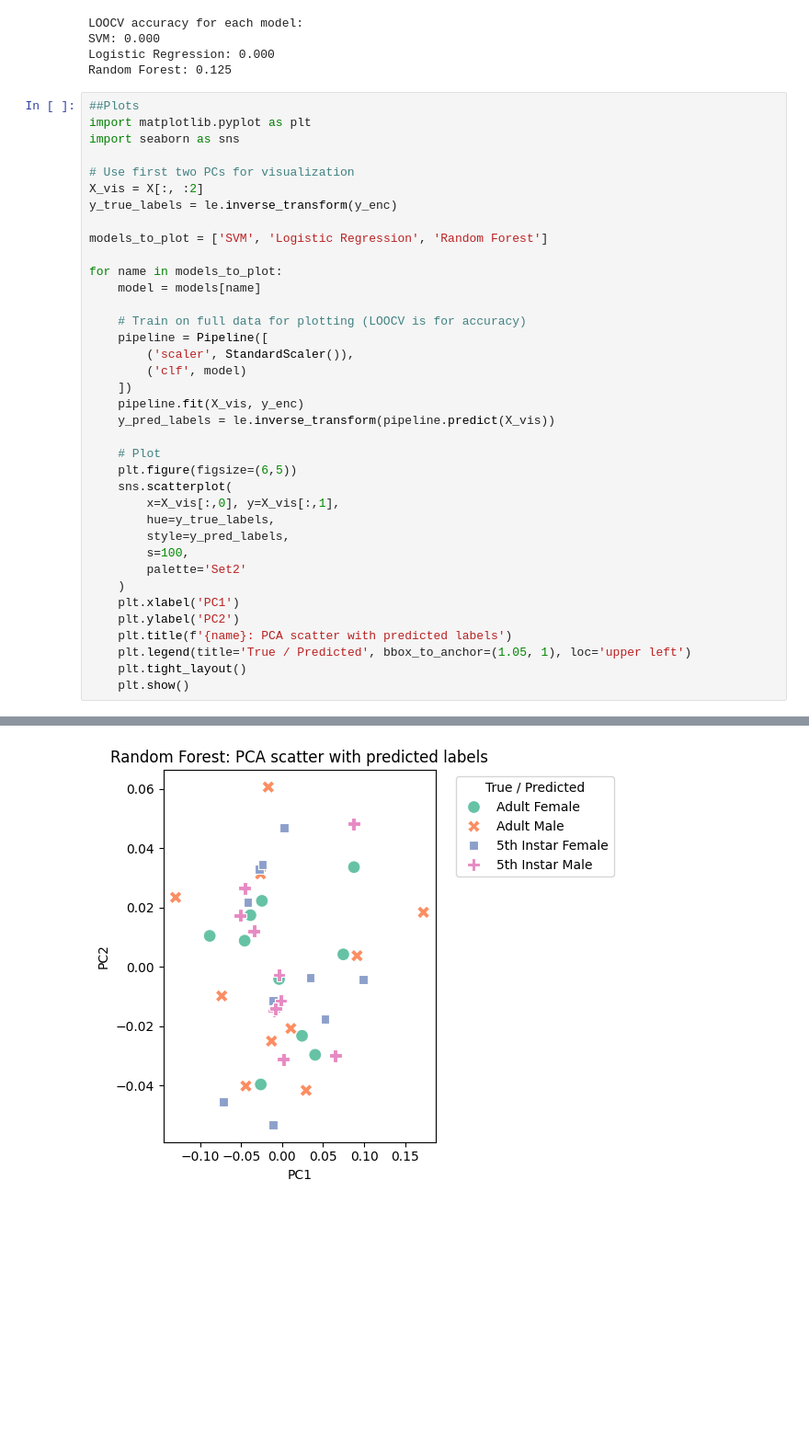
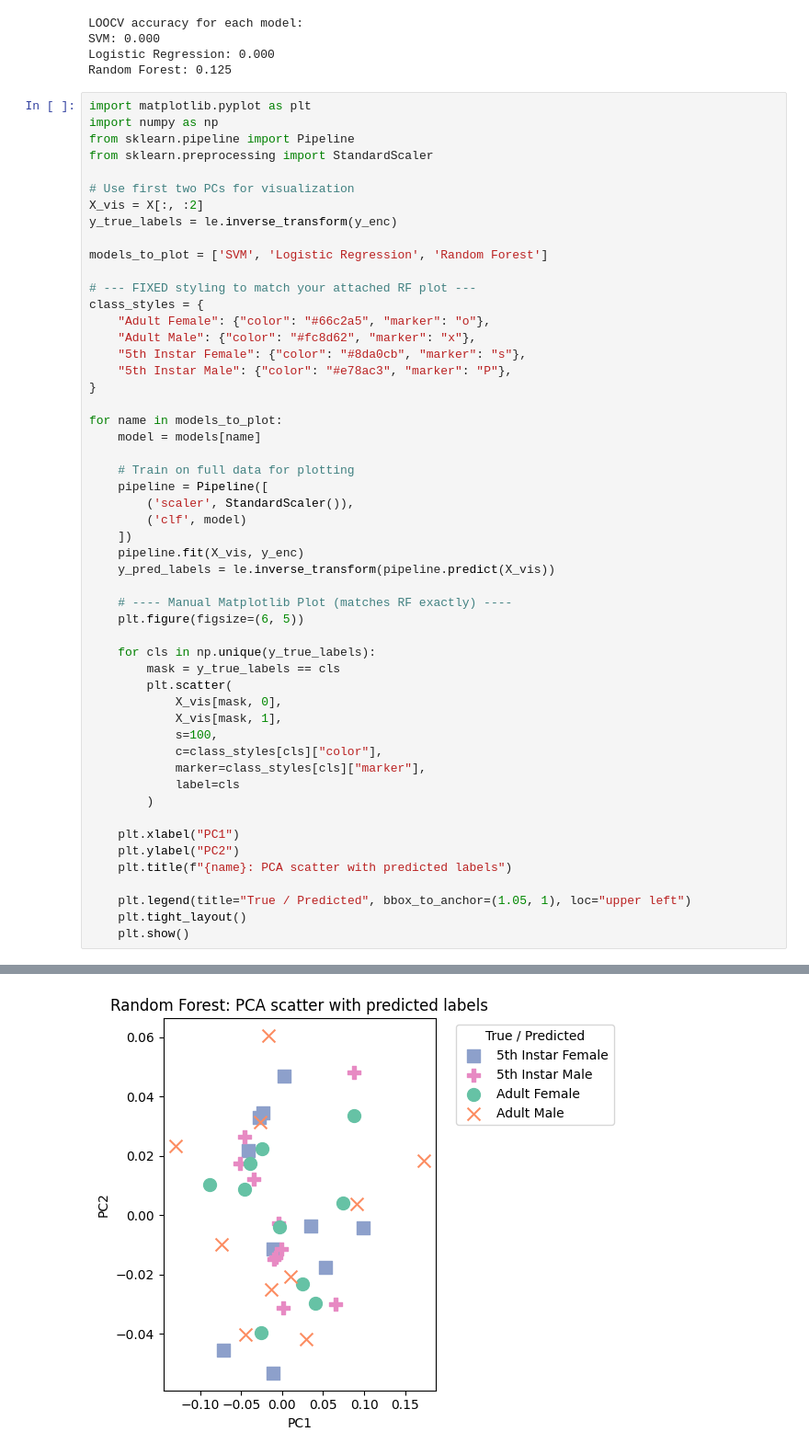
Before and after one commit to oxc3949/bioinformatics-project, a Jupyter notebook: Morpho&MLflow.ipynb, the cells around one changed output, grey strips where cells are left out. Shown: that part at 92% size. Saved outputs shown, nothing was run; the diff lists cells and outputs as text; blank space fills up the shorter version.

```diff
--- a/Morpho&MLflow.ipynb
+++ b/Morpho&MLflow.ipynb
@@ -443,9 +443,10 @@ SVM: 0.000
 Logistic Regression: 0.000
 Random Forest: 0.125
 # %%
-##Plots
 import matplotlib.pyplot as plt
-import seaborn as sns
+import numpy as np
+from sklearn.pipeline import Pipeline
+from sklearn.preprocessing import StandardScaler
 
 # Use first two PCs for visualization
 X_vis = X[:, :2]
@@ -453,10 +454,18 @@ y_true_labels = le.inverse_transform(y_enc)
 
 models_to_plot = ['SVM', 'Logistic Regression', 'Random Forest']
 
+# --- FIXED styling to match your attached RF plot ---
+class_styles = {
+    "Adult Female": {"color": "#66c2a5", "marker": "o"},
+    "Adult Male": {"color": "#fc8d62", "marker": "x"},
+    "5th Instar Female": {"color": "#8da0cb", "marker": "s"},
+    "5th Instar Male": {"color": "#e78ac3", "marker": "P"},
+}
+
 for name in models_to_plot:
     model = models[name]
 
-    # Train on full data for plotting (LOOCV is for accuracy)
+    # Train on full data for plotting
     pipeline = Pipeline([
         ('scaler', StandardScaler()),
         ('clf', model)
@@ -464,19 +473,25 @@ for name in models_to_plot:
     pipeline.fit(X_vis, y_enc)
     y_pred_labels = le.inverse_transform(pipeline.predict(X_vis))
 
-    # Plot
-    plt.figure(figsize=(6,5))
-    sns.scatterplot(
-        x=X_vis[:,0], y=X_vis[:,1],
-        hue=y_true_labels,
-        style=y_pred_labels,
-        s=100,
-        palette='Set2'
-    )
-    plt.xlabel('PC1')
-    plt.ylabel('PC2')
-    plt.title(f'{name}: PCA scatter with predicted labels')
-    plt.legend(title='True / Predicted', bbox_to_anchor=(1.05, 1), loc='upper left')
+    # ---- Manual Matplotlib Plot (matches RF exactly) ----
+    plt.figure(figsize=(6, 5))
+
+    for cls in np.unique(y_true_labels):
+        mask = y_true_labels == cls
+        plt.scatter(
+            X_vis[mask, 0],
+            X_vis[mask, 1],
+            s=100,
+            c=class_styles[cls]["color"],
+            marker=class_styles[cls]["marker"],
+            label=cls
+        )
+
+    plt.xlabel("PC1")
+    plt.ylabel("PC2")
+    plt.title(f"{name}: PCA scatter with predicted labels")
+
+    plt.legend(title="True / Predicted", bbox_to_anchor=(1.05, 1), loc="upper left")
     plt.tight_layout()
     plt.show()
 # %% [output]
@@ -485 +500 @@ for name in models_to_plot:
-[figure, old version]
+[figure, new version]
```
Also changed, not shown: parts of 1 cell of this notebook.
